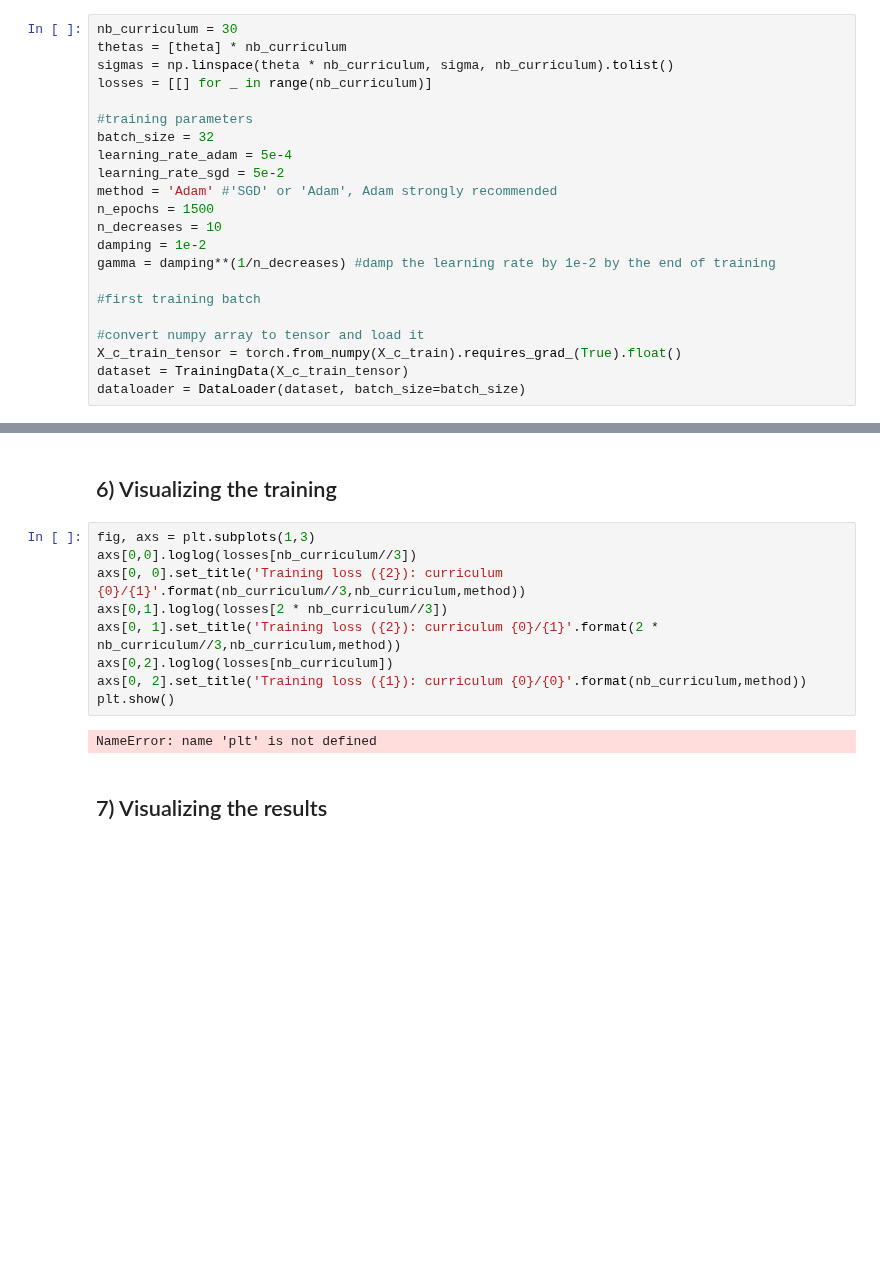
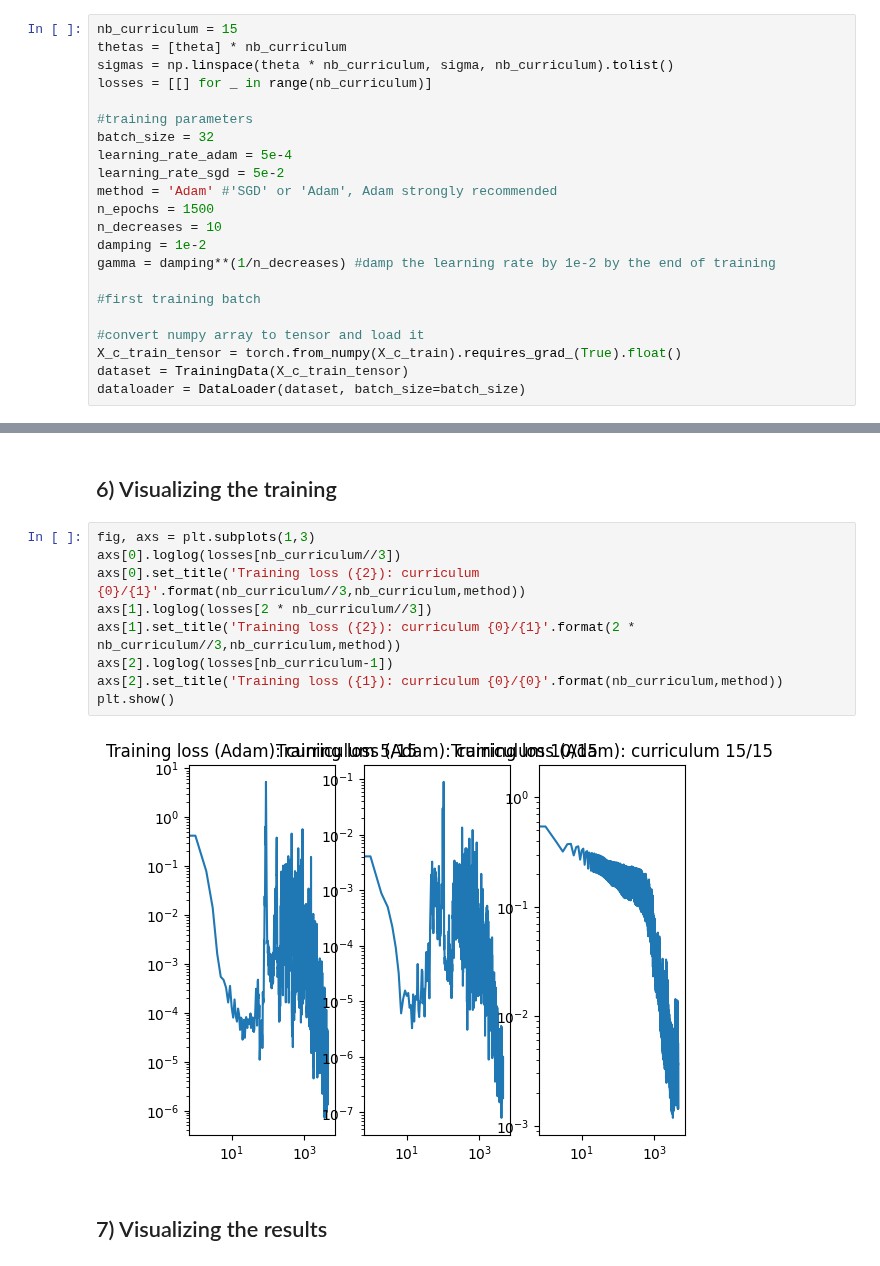
Before and after one commit to StratosFair/Mean_Escape_Time, a Jupyter notebook: OU_process/Models/standard_pinn_curriculum_training.ipynb, the cells around one changed output, grey strips where cells are left out. Saved outputs shown, nothing was run; the diff lists cells and outputs as text; blank space fills up the shorter version.

```diff
--- a/OU_process/Models/standard_pinn_curriculum_training.ipynb
+++ b/OU_process/Models/standard_pinn_curriculum_training.ipynb
@@ -270,7 +270,7 @@ def train_one_epoch(model, optimizer, theta, sigma, losses):
 # %% [markdown]
 ## 5) Curriculum training
 # %%
-nb_curriculum = 30
+nb_curriculum = 15
 thetas = [theta] * nb_curriculum
 sigmas = np.linspace(theta * nb_curriculum, sigma, nb_curriculum).tolist()
 losses = [[] for _ in range(nb_curriculum)]
@@ -372,15 +372,15 @@ EPOCH 56:
 ## 6) Visualizing the training
 # %%
 fig, axs = plt.subplots(1,3)
-axs[0,0].loglog(losses[nb_curriculum//3])
-axs[0, 0].set_title('Training loss ({2}): curriculum {0}/{1}'.format(nb_curriculum//3,nb_curriculum,method))
-axs[0,1].loglog(losses[2 * nb_curriculum//3])
-axs[0, 1].set_title('Training loss ({2}): curriculum {0}/{1}'.format(2 * nb_curriculum//3,nb_curriculum,method))
-axs[0,2].loglog(losses[nb_curriculum])
-axs[0, 2].set_title('Training loss ({1}): curriculum {0}/{0}'.format(nb_curriculum,method))
+axs[0].loglog(losses[nb_curriculum//3])
+axs[0].set_title('Training loss ({2}): curriculum {0}/{1}'.format(nb_curriculum//3,nb_curriculum,method))
+axs[1].loglog(losses[2 * nb_curriculum//3])
+axs[1].set_title('Training loss ({2}): curriculum {0}/{1}'.format(2 * nb_curriculum//3,nb_curriculum,method))
+axs[2].loglog(losses[nb_curriculum-1])
+axs[2].set_title('Training loss ({1}): curriculum {0}/{0}'.format(nb_curriculum,method))
 plt.show()
 # %% [output]
-NameError: name 'plt' is not defined
+[figure, added]
 # %% [markdown]
 ## 7) Visualizing the results
 # %%
```
Also changed, not shown: parts of 4 cells of this notebook.
